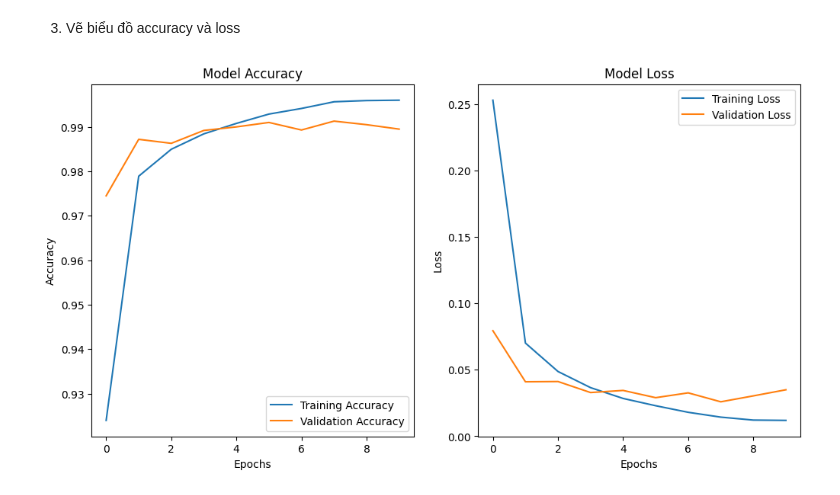
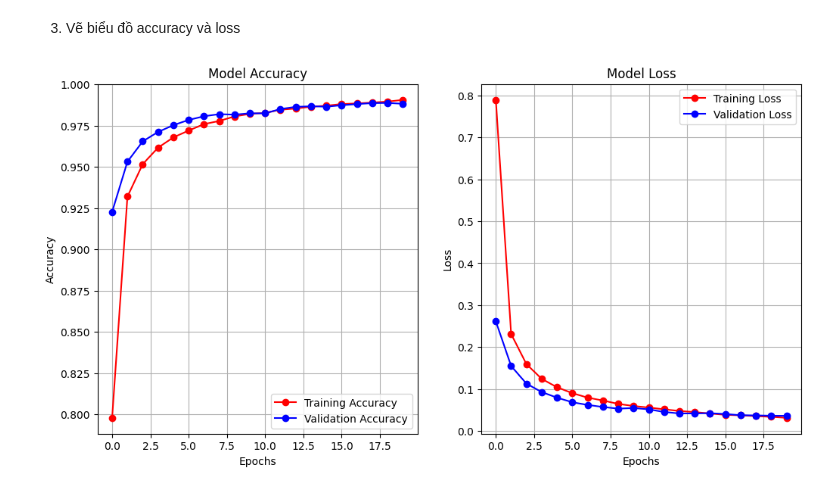
Before and after one commit to shinki04/ModelAI-VLU, a Jupyter notebook: model/ModelAI.ipynb, the cells around one changed output. Cells and saved outputs as stored; diff of their text form; code cells hidden in the pictures.

```diff
--- a/model/ModelAI.ipynb
+++ b/model/ModelAI.ipynb
@@ -43,7 +44,7 @@ if train_new_model:
     ])
 
     # Compiling and optimizing model
-    model.compile(optimizer='adam',
+    model.compile(optimizer=tf.keras.optimizers.Adam(learning_rate=0.0001),
                   loss='sparse_categorical_crossentropy',
                   metrics=['accuracy'])
 
@@ -52,10 +53,10 @@ if train_new_model:
     #               loss='sparse_categorical_crossentropy', metrics=['accuracy'])
     # model.compile(optimizer=tf.keras.optimizers.Adam(learning_rate=0.001),
     #               loss='sparse_categorical_crossentropy', metrics=['accuracy'])
-
+    early_stopping = EarlyStopping(monitor='val_loss', patience=2, restore_best_weights=True)
     # Training the model
-    history = model.fit(X_train, y_train, epochs=10,batch_size=128,
-                        validation_data=(X_test, y_test))
+    history = model.fit(X_train, y_train, epochs=20,batch_size=128,
+                        validation_data=(X_test, y_test),callbacks=[early_stopping])
 
     # Evaluating the model
     val_loss, val_acc = model.evaluate(X_test, y_test)
@@ -107,24 +108,48 @@ Validation Accuracy: 0.9894999861717224
 # %%
 # Plotting accuracy and loss
 # Accuracy plot
+# plt.figure(figsize=(12, 6))
+# plt.subplot(1, 2, 1)
+# plt.plot(history.history['accuracy'], label='Training Accuracy')
+# plt.plot(history.history['val_accuracy'], label='Validation Accuracy')
+# plt.title('Model Accuracy')
+# plt.xlabel('Epochs')
+# plt.ylabel('Accuracy')
+# plt.legend()
+
+# # Loss plot
+# plt.subplot(1, 2, 2)
+# plt.plot(history.history['loss'], label='Training Loss')
+# plt.plot(history.history['val_loss'], label='Validation Loss')
+# plt.title('Model Loss')
+# plt.xlabel('Epochs')
+# plt.ylabel('Loss')
+# plt.legend()
+
+# plt.show()
+
+# Accuracy plot
 plt.figure(figsize=(12, 6))
+
 plt.subplot(1, 2, 1)
-plt.plot(history.history['accuracy'], label='Training Accuracy')
-plt.plot(history.history['val_accuracy'], label='Validation Accuracy')
+plt.plot(history.history['accuracy'], marker='o', color='r', label='Training Accuracy')
+plt.plot(history.history['val_accuracy'], marker='o', color='b', label='Validation Accuracy')
 plt.title('Model Accuracy')
 plt.xlabel('Epochs')
 plt.ylabel('Accuracy')
 plt.legend()
+plt.grid(True)
 
 # Loss plot
 plt.subplot(1, 2, 2)
-plt.plot(history.history['loss'], label='Training Loss')
-plt.plot(history.history['val_loss'], label='Validation Loss')
+plt.plot(history.history['loss'], marker='o', color='r', label='Training Loss')
+plt.plot(history.history['val_loss'], marker='o', color='b', label='Validation Loss')
 plt.title('Model Loss')
 plt.xlabel('Epochs')
 plt.ylabel('Loss')
 plt.legend()
+plt.grid(True)
 
 plt.show()
 # %% [output]
-[figure, old version]
+[figure, new version]
```
Also changed, not shown: parts of 2 cells of this notebook, 58 other files.
